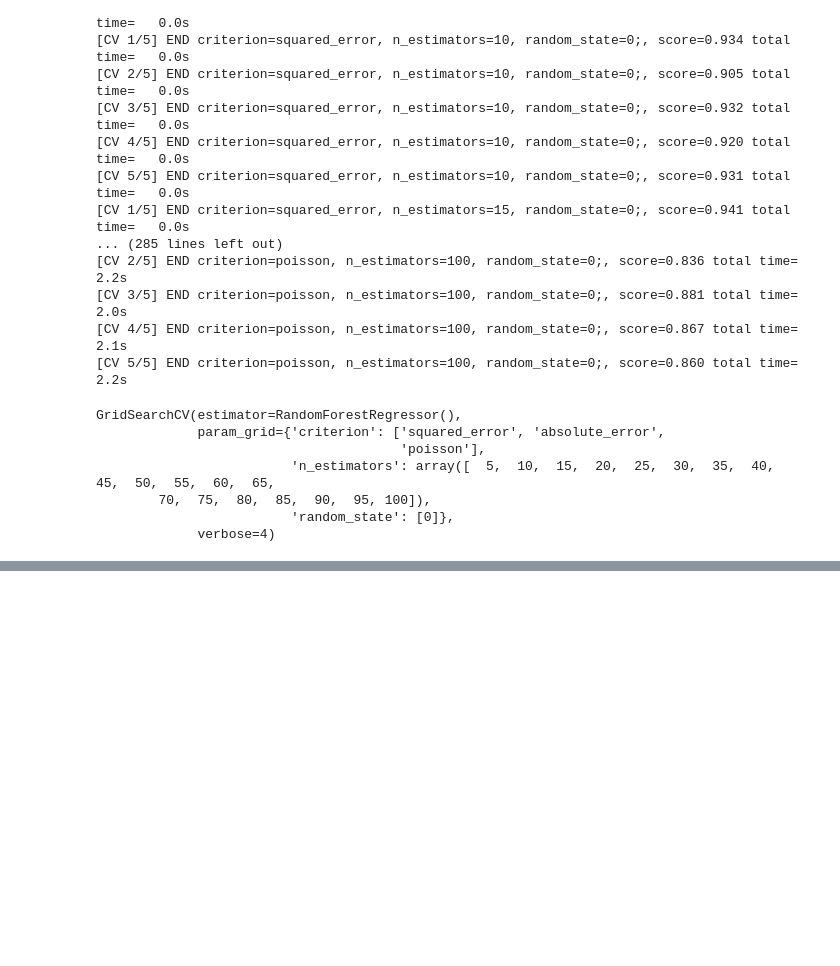
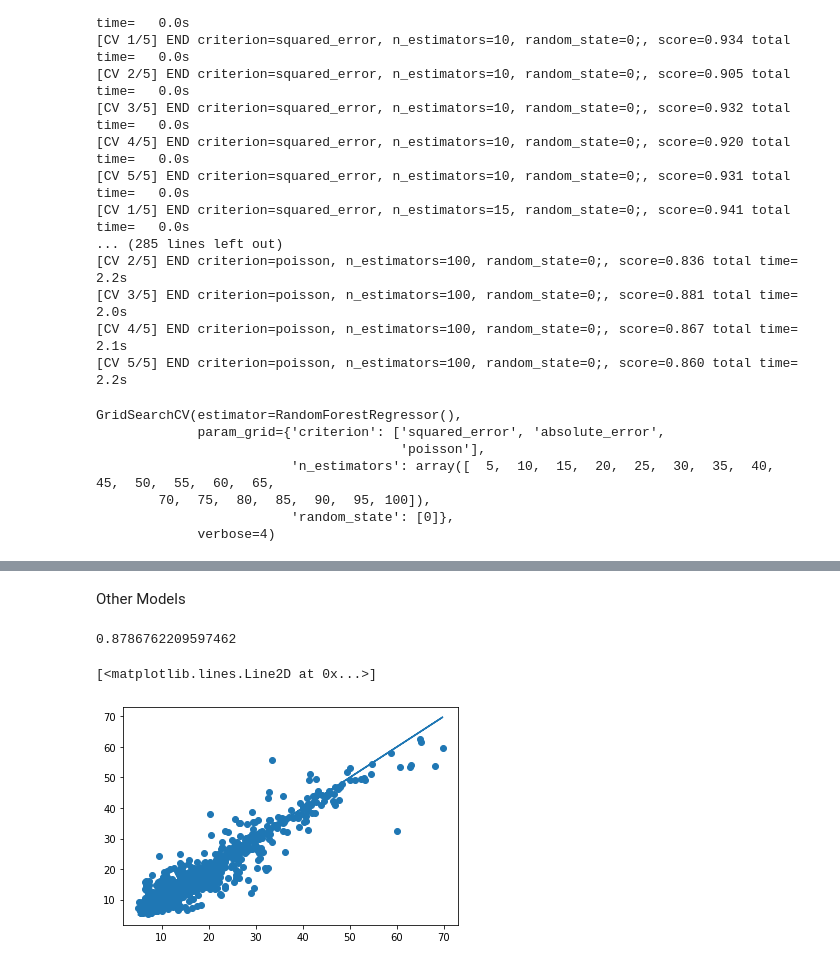
Before and after one commit to ajanaszak/Dev10Capstone, a Jupyter notebook: Code/modeling.ipynb, the cells around one changed output, grey strips where cells are left out. Drawn from its saved outputs; the diff is of its cells as text; code cells hidden in the pictures; blank space fills up the shorter version.

Commit message:
Added other additional model tests

```diff
--- a/Code/modeling.ipynb
+++ b/Code/modeling.ipynb
@@ -173,3 +173,19 @@ plt.plot(y_test, y_test)
 # %%
 import pickle
 pickle.dump(bclf, open("./Model/randomforest.pkl", "wb"))
+# %% [markdown]
+Other Models
+# %%
+from sklearn.neighbors import KNeighborsRegressor
+knr = KNeighborsRegressor(n_neighbors = 3, weights = "distance", p = 1)
+knr.fit(X_train, y_train)
+
+print(knr.score(X_test, y_test))
+
+prediction = knr.predict(X_test)
+plt.scatter(y_test, prediction)
+plt.plot(y_test, y_test)
+# %% [output]
+0.8786762209597462
+[<matplotlib.lines.Line2D at 0x...>]
+[figure, added]
```
Also changed, not shown: parts of 6 cells of this notebook.
